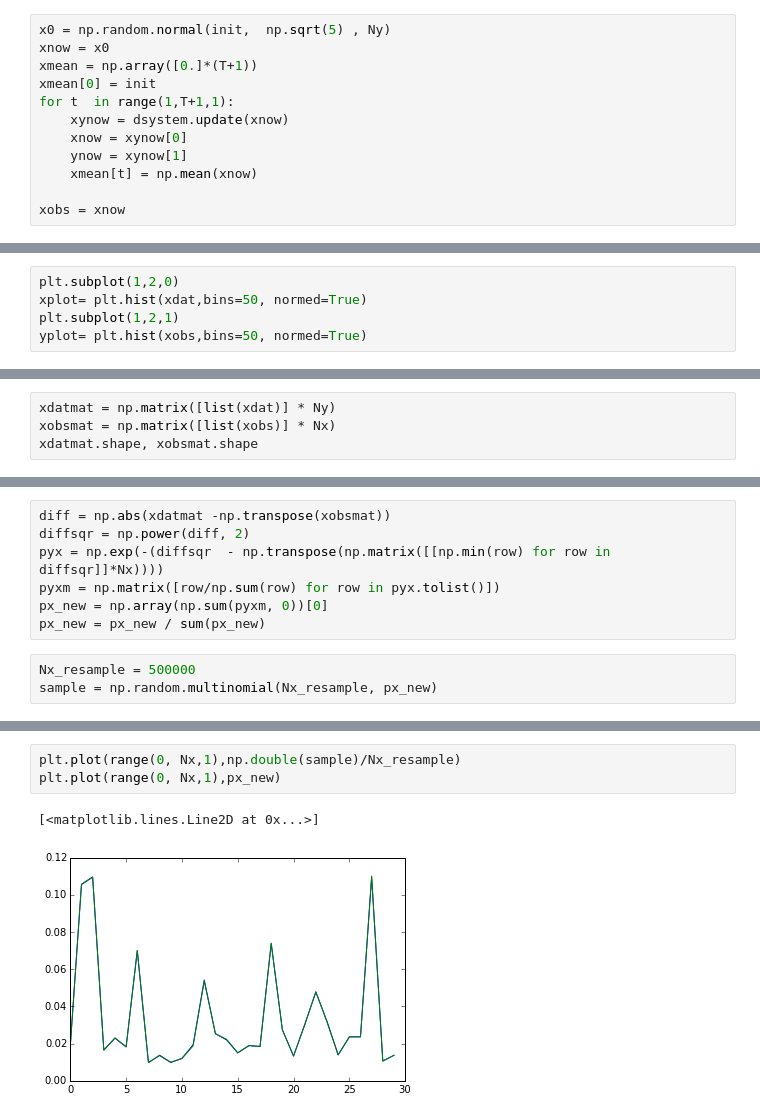
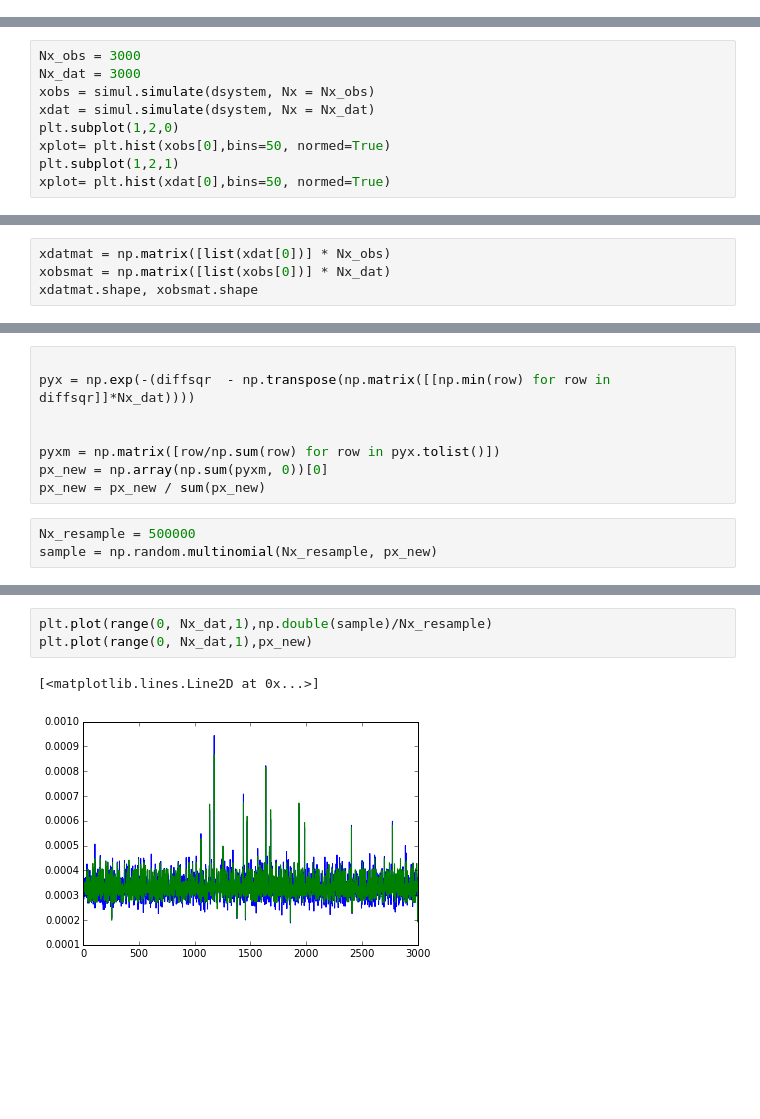
Before and after one commit to masomatics/snapshot2015, a Jupyter notebook: notes/Untitled.ipynb, the cells around one changed output, grey strips where cells are left out. Drawn from its saved outputs; the diff is of its cells as text; blank space fills up the shorter version.

Commit message:
Refactor files and created two classes DDsystem and Simulate

```diff
--- a/notes/Untitled.ipynb
+++ b/notes/Untitled.ipynb
@@ -66,12 +51,0 @@ xdat = xnow
-# %%
-x0 = np.random.normal(init,  np.sqrt(5) , Ny)
-xnow = x0
-xmean = np.array([0.]*(T+1))
-xmean[0] = init
-for t  in range(1,T+1,1):
-    xynow = dsystem.update(xnow)
-    xnow = xynow[0]
-    ynow = xynow[1]
-    xmean[t] = np.mean(xnow)
-
-xobs = xnow
@@ -78,6 +91,10 @@ xobs = xnow
 # %%
+Nx_obs = 3000
+Nx_dat = 3000
+xobs = simul.simulate(dsystem, Nx = Nx_obs)
+xdat = simul.simulate(dsystem, Nx = Nx_dat)
 plt.subplot(1,2,0)
-xplot= plt.hist(xdat,bins=50, normed=True)
+xplot= plt.hist(xobs[0],bins=50, normed=True)
 plt.subplot(1,2,1)
-yplot= plt.hist(xobs,bins=50, normed=True)
+xplot= plt.hist(xdat[0],bins=50, normed=True)
 # %% [output]
@@ -95,5 +102,5 @@ hoge.shape
 # %%
-xdatmat = np.matrix([list(xdat)] * Ny)
-xobsmat = np.matrix([list(xobs)] * Nx)
+xdatmat = np.matrix([list(xdat[0])] * Nx_obs)
+xobsmat = np.matrix([list(xobs[0])] * Nx_dat)
 xdatmat.shape, xobsmat.shape
 # %% [output]
@@ -101,7 +115,8 @@ xdatmat.shape, xobsmat.shape
 # %%
-diff = np.abs(xdatmat -np.transpose(xobsmat))
-diffsqr = np.power(diff, 2)
-pyx = np.exp(-(diffsqr  - np.transpose(np.matrix([[np.min(row) for row in diffsqr]]*Nx))))
+
+pyx = np.exp(-(diffsqr  - np.transpose(np.matrix([[np.min(row) for row in diffsqr]]*Nx_dat))))
+
+
 pyxm = np.matrix([row/np.sum(row) for row in pyx.tolist()])
 px_new = np.array(np.sum(pyxm, 0))[0]
 px_new = px_new / sum(px_new)
@@ -118,7 +133,7 @@ np.mean(px_new), np.var(px_new), np.mean(sample), np.var(sample), sum(sample)
  500000)
 # %%
-plt.plot(range(0, Nx,1),np.double(sample)/Nx_resample)
-plt.plot(range(0, Nx,1),px_new)
+plt.plot(range(0, Nx_dat,1),np.double(sample)/Nx_resample)
+plt.plot(range(0, Nx_dat,1),px_new)
 # %% [output]
 [<matplotlib.lines.Line2D at 0x...>]
-[figure, old version]
+[figure, new version]
```
Also changed, not shown: parts of 16 cells of this notebook, 3 other files.
